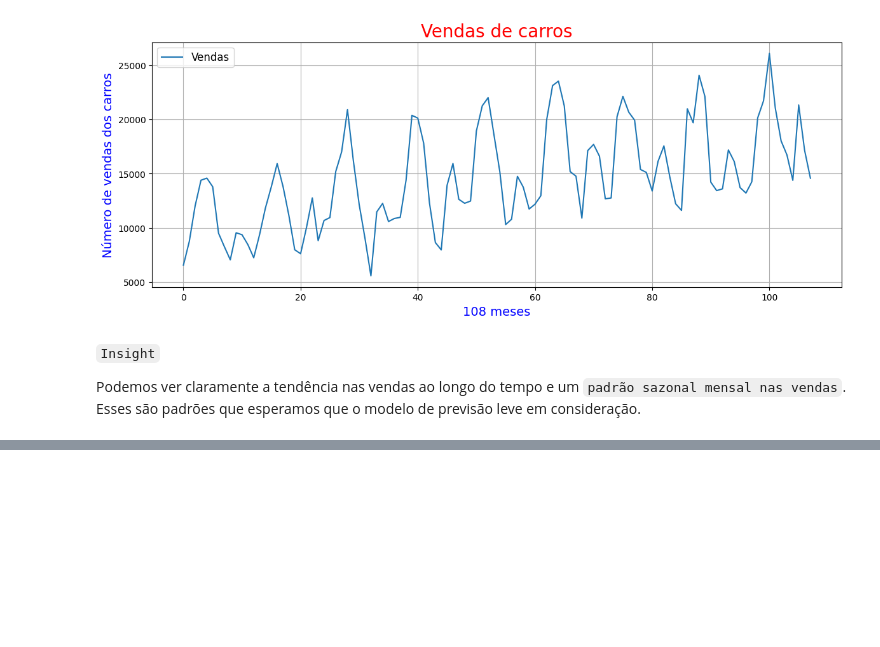
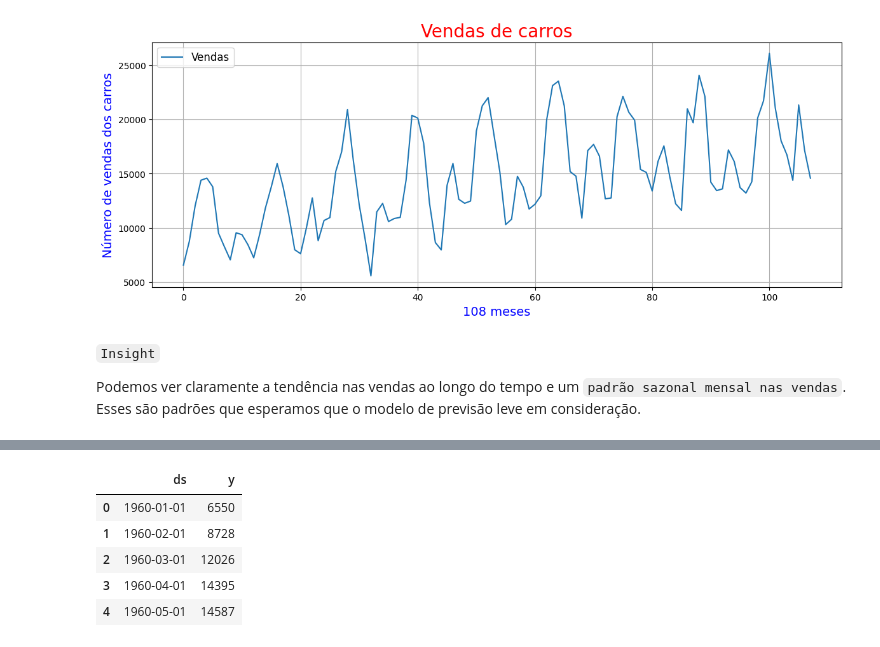
Before and after one commit to EddyGiusepe/Exploring_the_World_of_Programming_with_Python, a Jupyter notebook: 19_Time_Series_Forecasting/Time_Series_Forecasting_With_Prophet_in_Python.ipynb, the cells around one changed output, grey strips where cells are left out. Drawn from its saved outputs; the diff is of its cells as text; code cells hidden in the pictures; blank space fills up the shorter version.

```diff
--- a/19_Time_Series_Forecasting/Time_Series_Forecasting_With_Prophet_in_Python.ipynb
+++ b/19_Time_Series_Forecasting/Time_Series_Forecasting_With_Prophet_in_Python.ipynb
@@ -82,0 +99,20 @@ plt.show()
+# %%
+from pandas import read_csv
+from pandas import to_datetime
+from prophet import Prophet # https://facebook.github.io/prophet/docs/quick_start.html#python-api
+
+# Carregar os Dados:
+path = 'https://raw.githubusercontent.com/jbrownlee/Datasets/master/monthly-car-sales.csv'
+df = read_csv(path, header=0)
+
+# Preparar os nomes das colunas esperadas:
+df.columns = ['ds', 'y']
+df['ds']= to_datetime(df['ds'])
+df.head()
+# %% [output]
+|  | ds | y |
+| 0 | 1960-01-01 | 6550 |
+| 1 | 1960-02-01 | 8728 |
+| 2 | 1960-03-01 | 12026 |
+| 3 | 1960-04-01 | 14395 |
+| 4 | 1960-05-01 | 14587 |
```
Also changed, not shown: parts of 9 cells of this notebook.
